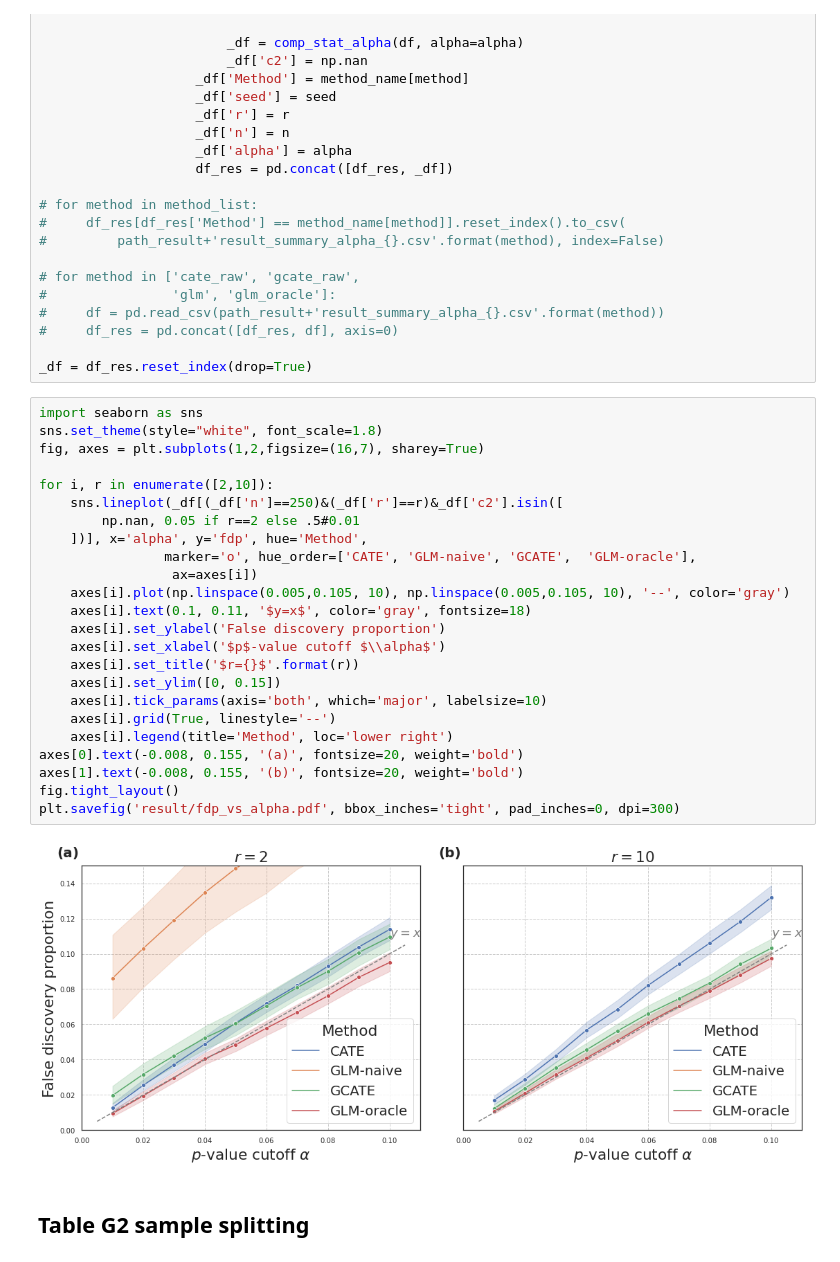
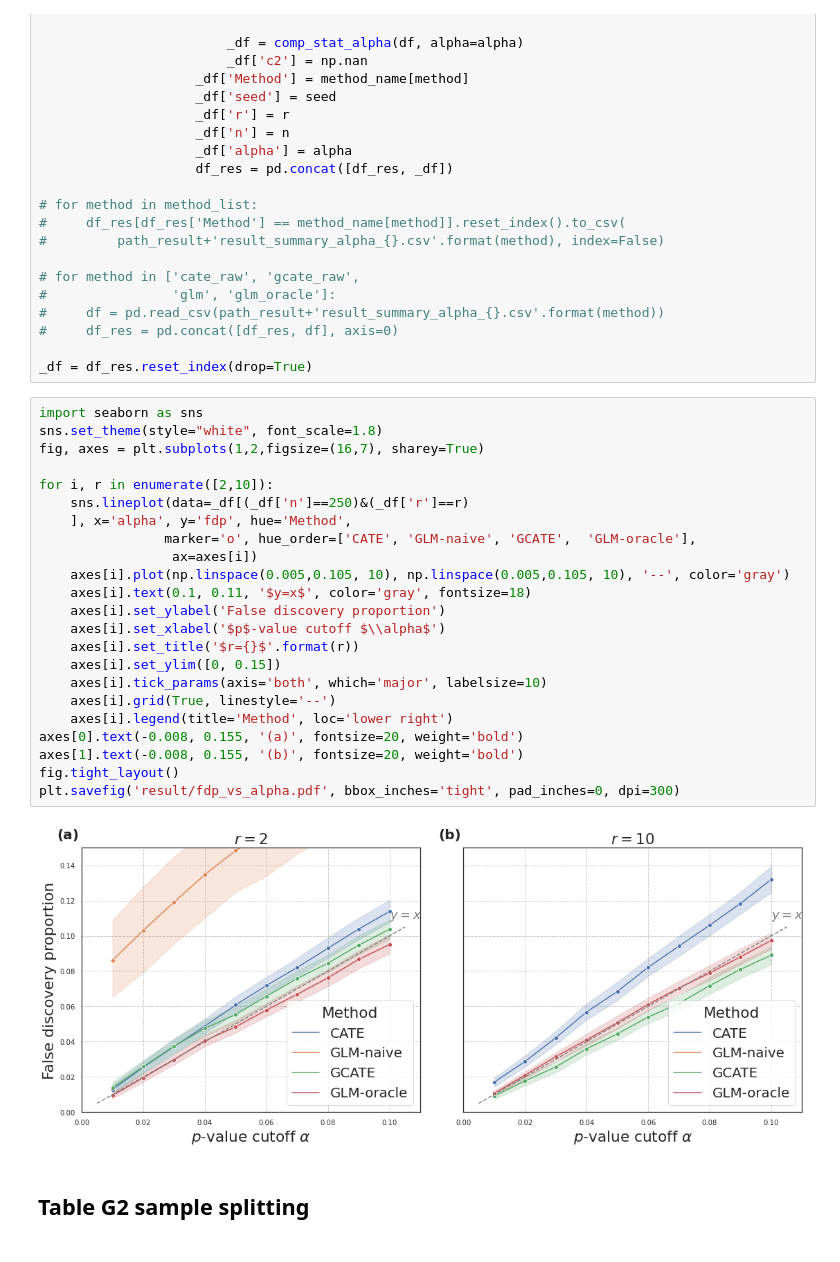
Before and after one commit to jaydu1/gcate, a Jupyter notebook: Plot_simu.ipynb, the cells around one changed output. Saved outputs shown, nothing was run; the diff lists cells and outputs as text.

```diff
--- a/Plot_simu.ipynb
+++ b/Plot_simu.ipynb
@@ -901,32 +901,31 @@ for method in method_list:
 #     df_res = pd.concat([df_res, df], axis=0)
 
 _df = df_res.reset_index(drop=True)
-# %%
-import seaborn as sns
-sns.set_theme(style="white", font_scale=1.8)
-fig, axes = plt.subplots(1,2,figsize=(16,7), sharey=True)
-
-for i, r in enumerate([2,10]):
-    sns.lineplot(_df[(_df['n']==250)&(_df['r']==r)&_df['c2'].isin([
-        np.nan, 0.05 if r==2 else .5#0.01
-    ])], x='alpha', y='fdp', hue='Method',
-                marker='o', hue_order=['CATE', 'GLM-naive', 'GCATE',  'GLM-oracle'],
-                 ax=axes[i])
-    axes[i].plot(np.linspace(0.005,0.105, 10), np.linspace(0.005,0.105, 10), '--', color='gray')
-    axes[i].text(0.1, 0.11, '$y=x$', color='gray', fontsize=18)
-    axes[i].set_ylabel('False discovery proportion')
-    axes[i].set_xlabel('$p$-value cutoff $\\alpha$')
-    axes[i].set_title('$r={}$'.format(r))
-    axes[i].set_ylim([0, 0.15])
-    axes[i].tick_params(axis='both', which='major', labelsize=10)
-    axes[i].grid(True, linestyle='--')
-    axes[i].legend(title='Method', loc='lower right')
-axes[0].text(-0.008, 0.155, '(a)', fontsize=20, weight='bold')
-axes[1].text(-0.008, 0.155, '(b)', fontsize=20, weight='bold')
-fig.tight_layout()
-plt.savefig('result/fdp_vs_alpha.pdf', bbox_inches='tight', pad_inches=0, dpi=300)
-# %% [output]
-[figure, removed]
+# %%
+import seaborn as sns
+sns.set_theme(style="white", font_scale=1.8)
+fig, axes = plt.subplots(1,2,figsize=(16,7), sharey=True)
+
+for i, r in enumerate([2,10]):
+    sns.lineplot(data=_df[(_df['n']==250)&(_df['r']==r)
+    ], x='alpha', y='fdp', hue='Method',
+                marker='o', hue_order=['CATE', 'GLM-naive', 'GCATE',  'GLM-oracle'],
+                 ax=axes[i])
+    axes[i].plot(np.linspace(0.005,0.105, 10), np.linspace(0.005,0.105, 10), '--', color='gray')
+    axes[i].text(0.1, 0.11, '$y=x$', color='gray', fontsize=18)
+    axes[i].set_ylabel('False discovery proportion')
+    axes[i].set_xlabel('$p$-value cutoff $\\alpha$')
+    axes[i].set_title('$r={}$'.format(r))
+    axes[i].set_ylim([0, 0.15])
+    axes[i].tick_params(axis='both', which='major', labelsize=10)
+    axes[i].grid(True, linestyle='--')
+    axes[i].legend(title='Method', loc='lower right')
+axes[0].text(-0.008, 0.155, '(a)', fontsize=20, weight='bold')
+axes[1].text(-0.008, 0.155, '(b)', fontsize=20, weight='bold')
+fig.tight_layout()
+plt.savefig('result/fdp_vs_alpha.pdf', bbox_inches='tight', pad_inches=0, dpi=300)
+# %% [output]
+[figure, added]
 # %% [markdown]
 ## Table G2 sample splitting
 # %%
```
Also changed, not shown: 1 other file.
